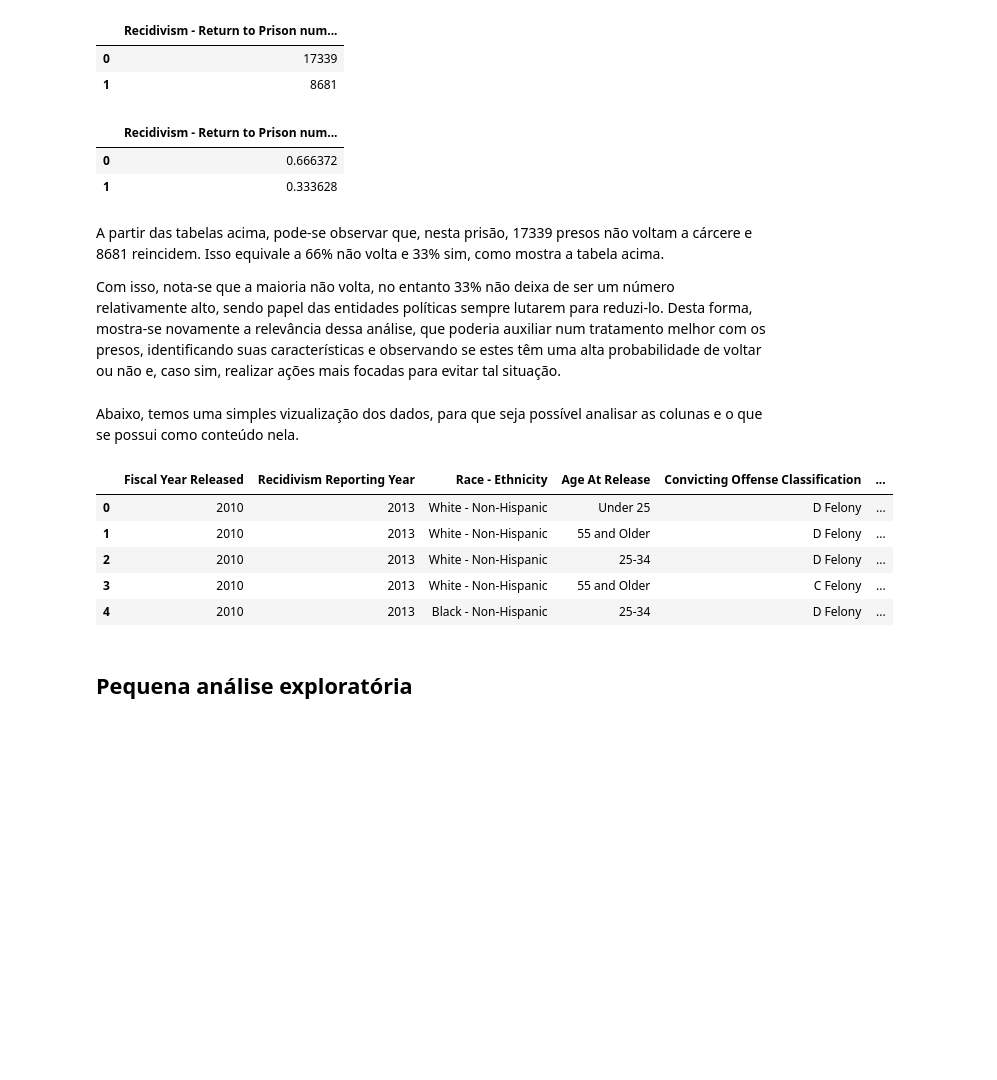
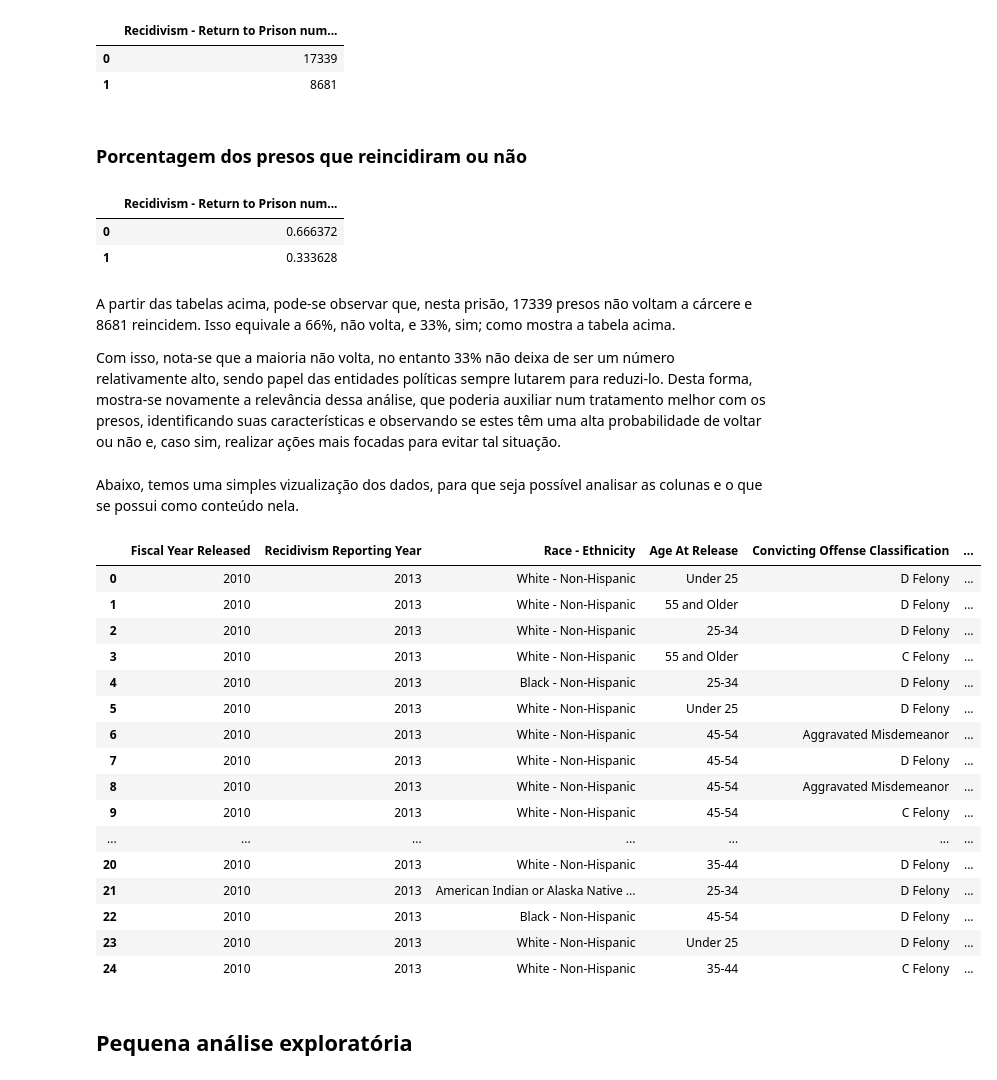
Before and after one commit to williamars/Cdados_final, a Jupyter notebook: P3 - Arquivo Final.ipynb, the cells around one changed output. Saved outputs shown, nothing was run; the diff lists cells and outputs as text; code cells hidden in the pictures; blank space fills up the shorter version.

```diff
--- a/P3 - Arquivo Final.ipynb
+++ b/P3 - Arquivo Final.ipynb
@@ -144,6 +139,8 @@ db['Recidivism - Return to Prison numeric'].value_counts().to_frame()
 |  | Recidivism - Return to Prison num... |
 | 0 | 17339 |
 | 1 | 8681 |
+# %% [markdown]
+### Porcentagem dos presos que reincidiram ou não
 # %%
 db['Recidivism - Return to Prison numeric'].value_counts(True).to_frame()
 # %% [output]
@@ -151,21 +148,31 @@ db['Recidivism - Return to Prison numeric'].value_counts(True).to_frame()
 | 0 | 0.666372 |
 | 1 | 0.333628 |
 # %% [markdown]
-A partir das tabelas acima, pode-se observar que, nesta prisão, 17339 presos não voltam a cárcere e 8681 reincidem. Isso equivale a 66% não volta e 33% sim, como mostra a tabela acima.
+A partir das tabelas acima, pode-se observar que, nesta prisão, 17339 presos não voltam a cárcere e 8681 reincidem. Isso equivale a 66%, não volta, e 33%, sim; como mostra a tabela acima.
 
 Com isso, nota-se que a maioria não volta, no entanto 33% não deixa de ser um número relativamente alto, sendo papel das entidades políticas sempre lutarem para reduzi-lo. Desta forma, mostra-se novamente a relevância dessa análise, que poderia auxiliar num tratamento melhor com os presos, identificando suas características e observando se estes têm uma alta probabilidade de voltar ou não e, caso sim, realizar ações mais focadas para evitar tal situação.
 # %% [markdown]
 Abaixo, temos uma simples vizualização dos dados, para que seja possível analisar as colunas e o que se possui como conteúdo nela.
-# %%
-# Analisando só uma parte dos dados
-db.head()
-# %% [output]
-|  | Fiscal Year Released | Recidivism Reporting Year | Race - Ethnicity | Age At Release | Convicting Offense Classification | ... |
-| 0 | 2010 | 2013 | White - Non-Hispanic | Under 25 | D Felony | ... |
-| 1 | 2010 | 2013 | White - Non-Hispanic | 55 and Older | D Felony | ... |
-| 2 | 2010 | 2013 | White - Non-Hispanic | 25-34 | D Felony | ... |
-| 3 | 2010 | 2013 | White - Non-Hispanic | 55 and Older | C Felony | ... |
-| 4 | 2010 | 2013 | Black - Non-Hispanic | 25-34 | D Felony | ... |
+# %%
+db.head(25)
+# %% [output]
+|  | Fiscal Year Released | Recidivism Reporting Year | Race - Ethnicity | Age At Release | Convicting Offense Classification | ... |
+| 0 | 2010 | 2013 | White - Non-Hispanic | Under 25 | D Felony | ... |
+| 1 | 2010 | 2013 | White - Non-Hispanic | 55 and Older | D Felony | ... |
+| 2 | 2010 | 2013 | White - Non-Hispanic | 25-34 | D Felony | ... |
+| 3 | 2010 | 2013 | White - Non-Hispanic | 55 and Older | C Felony | ... |
+| 4 | 2010 | 2013 | Black - Non-Hispanic | 25-34 | D Felony | ... |
+| 5 | 2010 | 2013 | White - Non-Hispanic | Under 25 | D Felony | ... |
+| 6 | 2010 | 2013 | White - Non-Hispanic | 45-54 | Aggravated Misdemeanor | ... |
+| 7 | 2010 | 2013 | White - Non-Hispanic | 45-54 | D Felony | ... |
+| 8 | 2010 | 2013 | White - Non-Hispanic | 45-54 | Aggravated Misdemeanor | ... |
+| 9 | 2010 | 2013 | White - Non-Hispanic | 45-54 | C Felony | ... |
+| ... | ... | ... | ... | ... | ... | ... |
+| 20 | 2010 | 2013 | White - Non-Hispanic | 35-44 | D Felony | ... |
+| 21 | 2010 | 2013 | American Indian or Alaska Native ... | 25-34 | D Felony | ... |
+| 22 | 2010 | 2013 | Black - Non-Hispanic | 45-54 | D Felony | ... |
+| 23 | 2010 | 2013 | White - Non-Hispanic | Under 25 | D Felony | ... |
+| 24 | 2010 | 2013 | White - Non-Hispanic | 35-44 | C Felony | ... |
 # %% [markdown]
 ## Pequena análise exploratória
 # %% [markdown]
```
Also changed, not shown: parts of 8 cells of this notebook.
